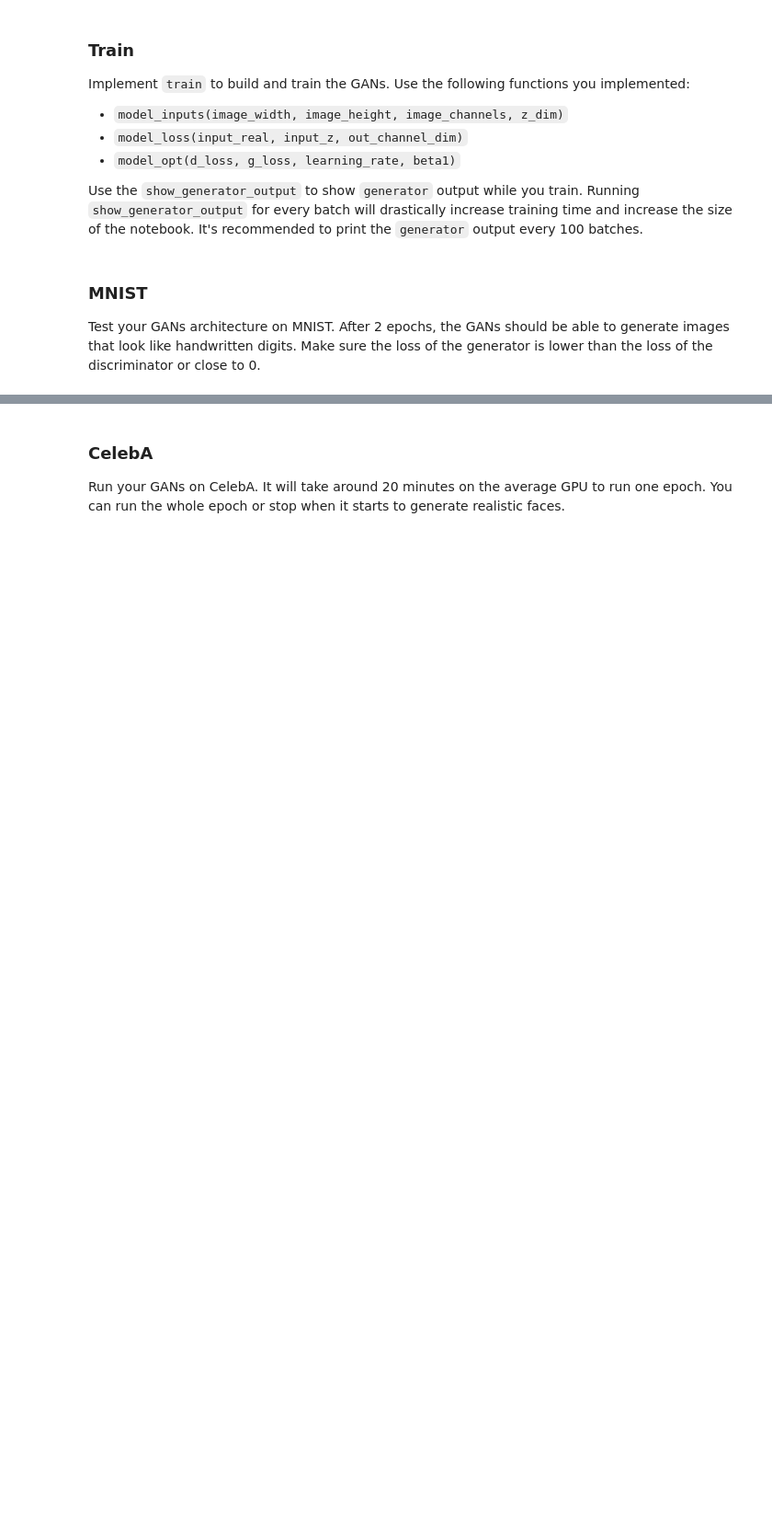
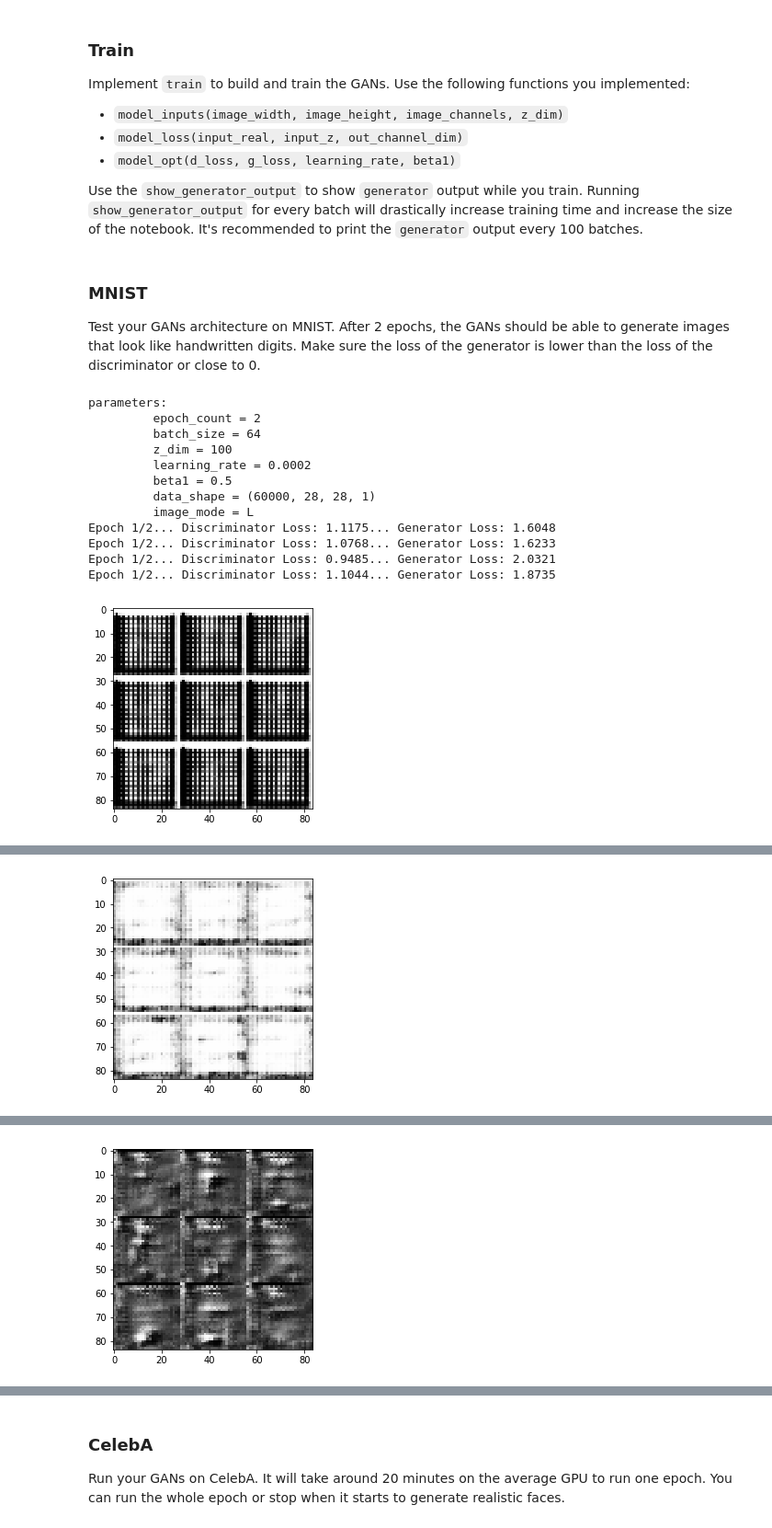
Before and after one commit to stephenjfox/udacity-nd101-deep-learning, a Jupyter notebook: week_final_unsupervised_learning/face_generation/dlnd_face_generation.ipynb, the cells around one changed output, grey strips where cells are left out. Shown at 92% size. Cells and saved outputs as stored; diff of their text form; code cells hidden in the pictures; blank space fills up the shorter version.

```diff
--- a/week_final_unsupervised_learning/face_generation/dlnd_face_generation.ipynb
+++ b/week_final_unsupervised_learning/face_generation/dlnd_face_generation.ipynb
@@ -141,7 +141,6 @@ def lrelu(tensor, alpha=0.2):
 # %%
 def conv2d_leaky(inputs, outputs, kernel_size=5, strides=2, padding='same', alpha=0.2):
     layer = tf.layers.conv2d(inputs, outputs, kernel_size, strides, padding)
-    layer = tf.layers.batch_normalization(layer, training=True)
     return lrelu(layer, alpha) if alpha != -1 else layer
 # %% [markdown]
 ### Discriminator
@@ -163,18 +162,22 @@ def discriminator(images, reuse=False):
         conv0 = tf.nn.dropout(conv0, keep_prob)
 
         conv1 = conv2d_leaky(images, 64, strides=2, padding='same')
+        conv1 = tf.layers.batch_normalization(conv1, training=False)
         conv1 = tf.nn.dropout(conv1, keep_prob)
         # now 14x14x64
 
         conv2 = conv2d_leaky(conv1, 128)
+        conv2 = tf.layers.batch_normalization(conv2, training=False)
         conv2 = tf.nn.dropout(conv2, keep_prob)
         # now 7x7x128
 
         conv3 = conv2d_leaky(conv2, 256, strides=2, padding='same')
+        conv3 = tf.layers.batch_normalization(conv3, training=False)
         conv3 = tf.nn.dropout(conv3, keep_prob)
         # now 4x4x256
 
         conv4 = conv2d_leaky(conv3, 512, strides=1, padding='same')
+        conv4 = tf.layers.batch_normalization(conv4, training=False)
         conv4 = tf.nn.dropout(conv4, keep_prob)
 
 
@@ -213,38 +216,38 @@ def generator(z, out_channel_dim, is_train=True):
 
         x1 = tf.layers.dense(z, 7 * 7 * 512,
                              kernel_initializer=tf.contrib.layers.xavier_initializer_conv2d(),
-                             bias_initializer=tf.contrib.layers.xavier_initializer())
+                             bias_initializer=tf.contrib.layers.xavier_initializer(),
+                             activation=tf.nn.relu)
 
 
         x1 = tf.reshape(x1, (-1, 7, 7, 512))
         x1 = tf.layers.batch_normalization(x1, training=is_train)
-        x1 = lrelu(x1)
         x1 = tf.layers.dropout(x1)
         # 7x7x512 now
 
 
         x2 = tf.layers.conv2d_transpose(x1, 256, 5, strides=2, padding='same',
                                         kernel_initializer=tf.contrib.layers.xavier_initializer_conv2d(),
-                                        bias_initializer=tf.contrib.layers.xavier_initializer())
+                                        bias_initializer=tf.contrib.layers.xavier_initializer(),
+                                        activation=tf.nn.relu)
         x2 = tf.layers.batch_normalization(x2, training=is_train)
-        x2 = lrelu(x2)
         x2 = tf.layers.dropout(x2)
         # 14x14x256 now
 
         x3 = tf.layers.conv2d_transpose(x2, 128, 5, strides=2, padding='same',
                                         kernel_initializer=tf.contrib.layers.xavier_initializer_conv2d(),
-                                        bias_initializer=tf.contrib.layers.xavier_initializer())
+                                        bias_initializer=tf.contrib.layers.xavier_initializer(),
+                                        activation=tf.nn.relu)
         x3 = tf.layers.batch_normalization(x3, training=is_train)
-        x3 = lrelu(x3)
         x3 = tf.layers.dropout(x3)
         # 28x28x128 now
 
 
         x4 = tf.layers.conv2d_transpose(x3, 64, 5, strides=1, padding='same',
                                         kernel_initializer=tf.contrib.layers.xavier_initializer_conv2d(),
-                                        bias_initializer=tf.contrib.layers.xavier_initializer())
+                                        bias_initializer=tf.contrib.layers.xavier_initializer(),
+                                        activation=tf.nn.relu)
         x4 = tf.layers.batch_normalization(x4, training=is_train)
-        x4 = lrelu(x4)
 
         # Output layer
         logits = tf.layers.conv2d_transpose(x4, out_channel_dim, 5, strides=1, padding='same',
@@ -419,7 +422,9 @@ def train(epoch_count, batch_size, z_dim, learning_rate, beta1, get_batches, dat
 
                 # Optimizers do their thing
                 _ = sess.run(d_opt, feed_dict={ input_z: batch_z, input_real: batch_images, lr: learning_rate })
-                _ = sess.run(g_opt, feed_dict={ input_z: batch_z, input_real: batch_images, lr: learning_rate})
+
+                for _ in range(0, 2):
+                    _ = sess.run(g_opt, feed_dict={ input_z: batch_z, input_real: batch_images, lr: learning_rate})
 
                 if step % print_every == 0:
                     train_loss_d = d_loss.eval({ input_z: batch_z, input_real: batch_images })
@@ -439,16 +444,30 @@ Test your GANs architecture on MNIST.  After 2 epochs, the GANs should be able t
 # %%
 batch_size = 64
 z_dim = 100
-learning_rate = 0.0001
-beta1 = 0.4
+learning_rate = 0.0002
+beta1 = 0.5
 
 
 """
 DON'T MODIFY ANYTHING IN THIS CELL THAT IS BELOW THIS LINE
 """
 epochs = 2
 
 mnist_dataset = helper.Dataset('mnist', glob(os.path.join(data_dir, 'mnist/*.jpg')))
 with tf.Graph().as_default():
     train(epochs, batch_size, z_dim, learning_rate, beta1, mnist_dataset.get_batches,
           mnist_dataset.shape, mnist_dataset.image_mode)
+# %% [output]
+parameters:
+         epoch_count = 2
+         batch_size = 64
+         z_dim = 100
+         learning_rate = 0.0002
+         beta1 = 0.5
+         data_shape = (60000, 28, 28, 1)
+         image_mode = L
+Epoch 1/2... Discriminator Loss: 1.1175... Generator Loss: 1.6048
+Epoch 1/2... Discriminator Loss: 1.0768... Generator Loss: 1.6233
+Epoch 1/2... Discriminator Loss: 0.9485... Generator Loss: 2.0321
+Epoch 1/2... Discriminator Loss: 1.1044... Generator Loss: 1.8735
+[figure, added]
@@ -454,0 +478 @@ with tf.Graph().as_default():
+[figure, added]
@@ -454,0 +483 @@ with tf.Graph().as_default():
+[figure, added]
```
Also changed, not shown: parts of 1 cell of this notebook.
